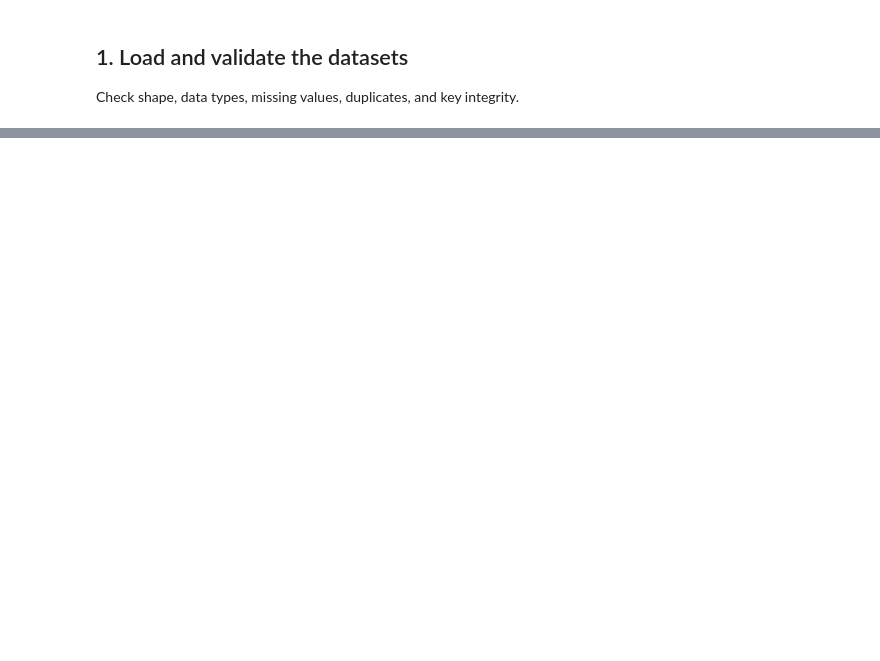
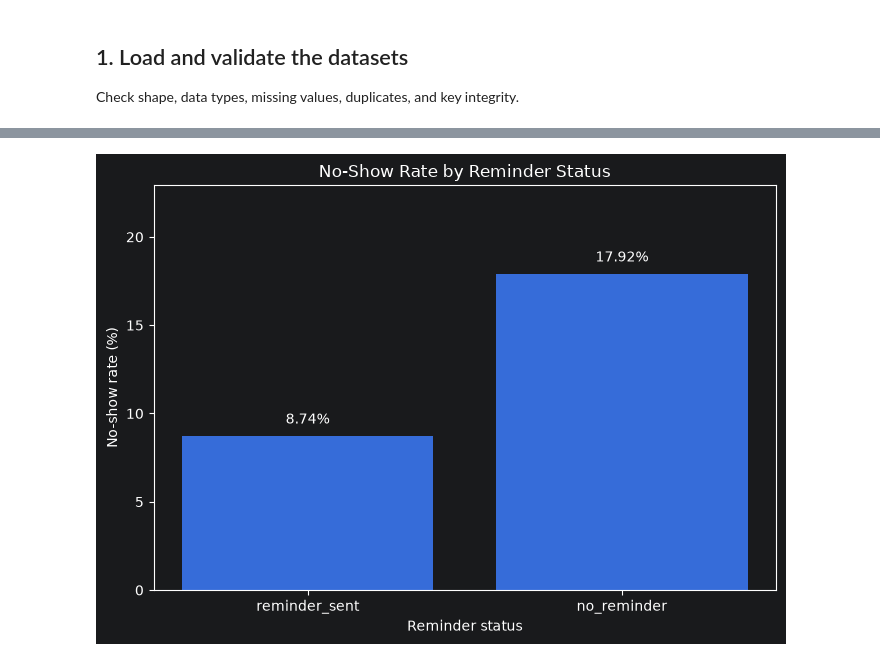
Before and after one commit to hamed-asgari/dental-clinic-operations-analytics, a Jupyter notebook: notebooks/01_eda.ipynb, the cells around one changed output, grey strips where cells are left out. Drawn from its saved outputs; the diff is of its cells as text; code cells hidden in the pictures; blank space fills up the shorter version.

```diff
--- a/notebooks/01_eda.ipynb
+++ b/notebooks/01_eda.ipynb
@@ -32,0 +700,36 @@ For every chart, write one finding, one possible operational action, and one lim
+# %%
+fig, ax = plt.subplots(figsize=(7, 5))
+
+bars = ax.bar(
+    reminder_no_show_summary["reminder_group"],
+    reminder_no_show_summary["no_show_rate_percentage"],
+)
+
+ax.set_title("No-Show Rate by Reminder Status")
+ax.set_xlabel("Reminder status")
+ax.set_ylabel("No-show rate (%)")
+ax.set_ylim(
+    0,
+    reminder_no_show_summary[
+        "no_show_rate_percentage"
+    ].max() + 5,
+)
+
+for bar, percentage in zip(
+    bars,
+    reminder_no_show_summary[
+        "no_show_rate_percentage"
+    ],
+):
+    ax.text(
+        bar.get_x() + bar.get_width() / 2,
+        bar.get_height() + 0.5,
+        f"{percentage:.2f}%",
+        ha="center",
+        va="bottom",
+    )
+
+plt.tight_layout()
+plt.show()
+# %% [output]
+[figure, added]
```
Also changed, not shown: parts of 28 cells of this notebook.
